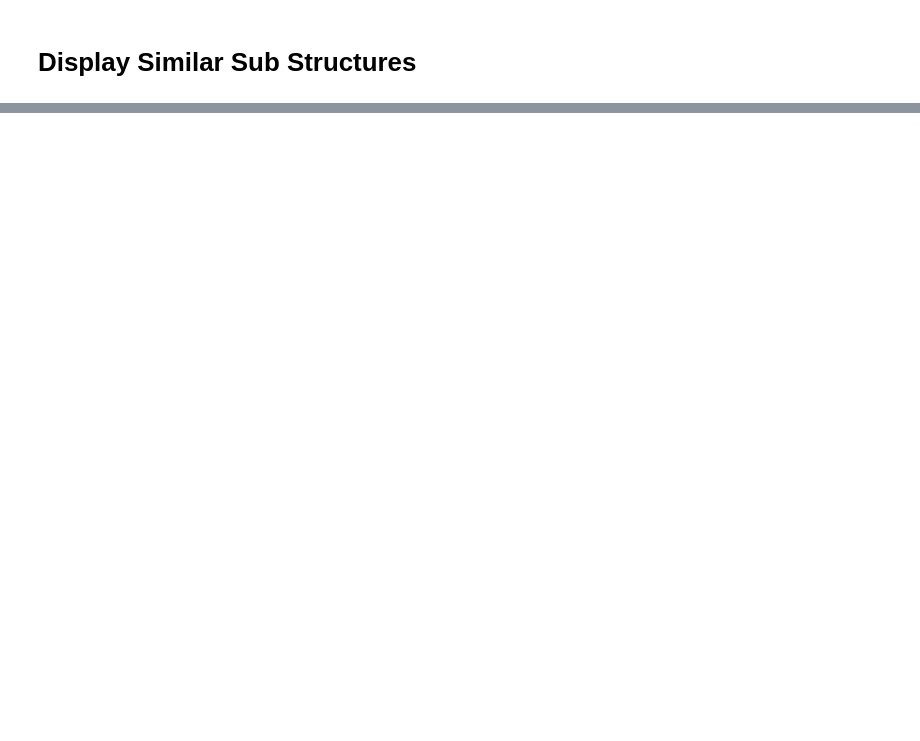
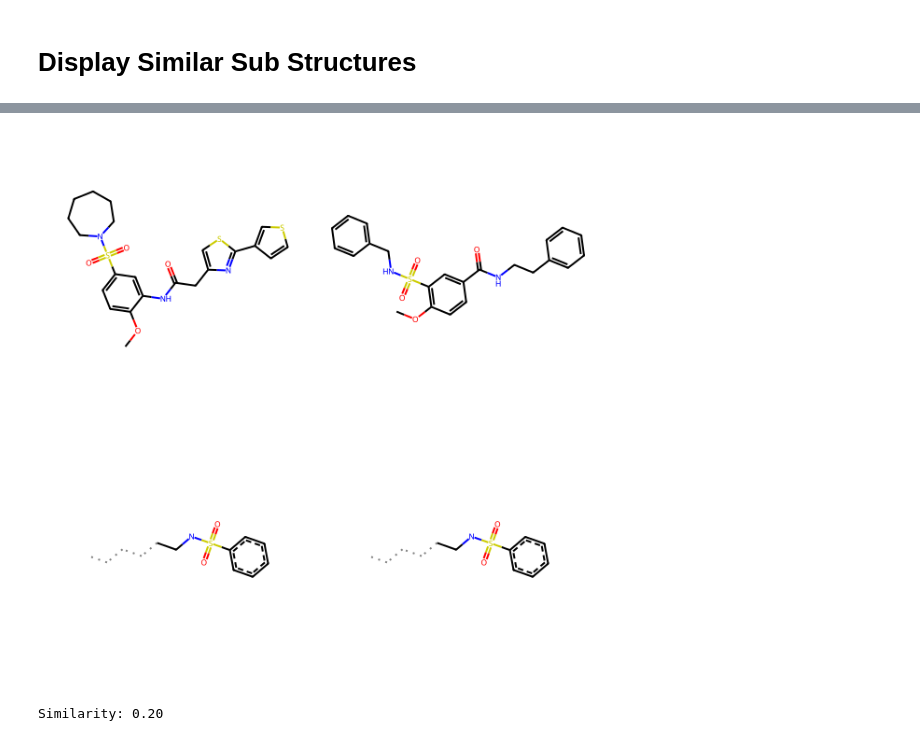
Before and after one commit to Rameezlatif/Codes, a Jupyter notebook: RDkit_for_compare_physicochemical_pharmacikinetics_properties.ipynb, the cells around one changed output, grey strips where cells are left out. Saved outputs shown, nothing was run; the diff lists cells and outputs as text; code cells hidden in the pictures; blank space fills up the shorter version.

```diff
--- a/RDkit_for_compare_physicochemical_pharmacikinetics_properties.ipynb
+++ b/RDkit_for_compare_physicochemical_pharmacikinetics_properties.ipynb
@@ -105,0 +106,46 @@ Similarity: 0.65
+# %%
+from rdkit import Chem
+from rdkit.Chem import Draw
+from rdkit.Chem import rdFMCS
+from rdkit.Chem import AllChem
+from rdkit.Chem import DataStructs
+from IPython.display import display
+
+def find_common_substructure(molecule1, molecule2, radius=2, nBits=1024):
+    """Find common substructure between two molecules and visualize."""
+    try:
+        mol1 = Chem.MolFromSmiles(molecule1)
+        mol2 = Chem.MolFromSmiles(molecule2)
+        if mol1 is None or mol2 is None:
+            raise ValueError("Invalid input molecules.")
+
+        fp1 = AllChem.GetMorganFingerprintAsBitVect(mol1, radius, nBits=nBits)
+        fp2 = AllChem.GetMorganFingerprintAsBitVect(mol2, radius, nBits=nBits)
+
+        similarity = DataStructs.TanimotoSimilarity(fp1, fp2)
+
+        mcs = rdFMCS.FindMCS([mol1, mol2])
+        common_substructure_smarts = mcs.smartsString
+
+        mol1_highlighted = Chem.MolFromSmarts(common_substructure_smarts)
+        mol2_highlighted = Chem.MolFromSmarts(common_substructure_smarts)
+
+        img = Draw.MolsToGridImage([mol1, mol2, mol1_highlighted, mol2_highlighted], molsPerRow=2, subImgSize=(300, 300))
+        display(img)
+
+        return similarity
+    except Exception as e:
+        print(f"An error occurred: {str(e)}")
+        return None
+
+# Example usage
+molecule1 = "COC1=CC=C(C=C1NC(=O)CC1=CSC(=N1)C1=CSC=C1)S(=O)(=O)N1CCCCCC1"  # Ethanol
+molecule2 = "COC1=C(C=C(C=C1)C(=O)NCCC2=CC=CC=C2)S(=O)(=O)NCC3=CC=CC=C3"  # Diethyl ether
+
+similarity = find_common_substructure(molecule1, molecule2)
+
+if similarity is not None:
+    print(f"Similarity: {similarity:.2f}")
+# %% [output]
+[figure, added]
+Similarity: 0.20
```
Also changed, not shown: parts of 2 cells of this notebook.
